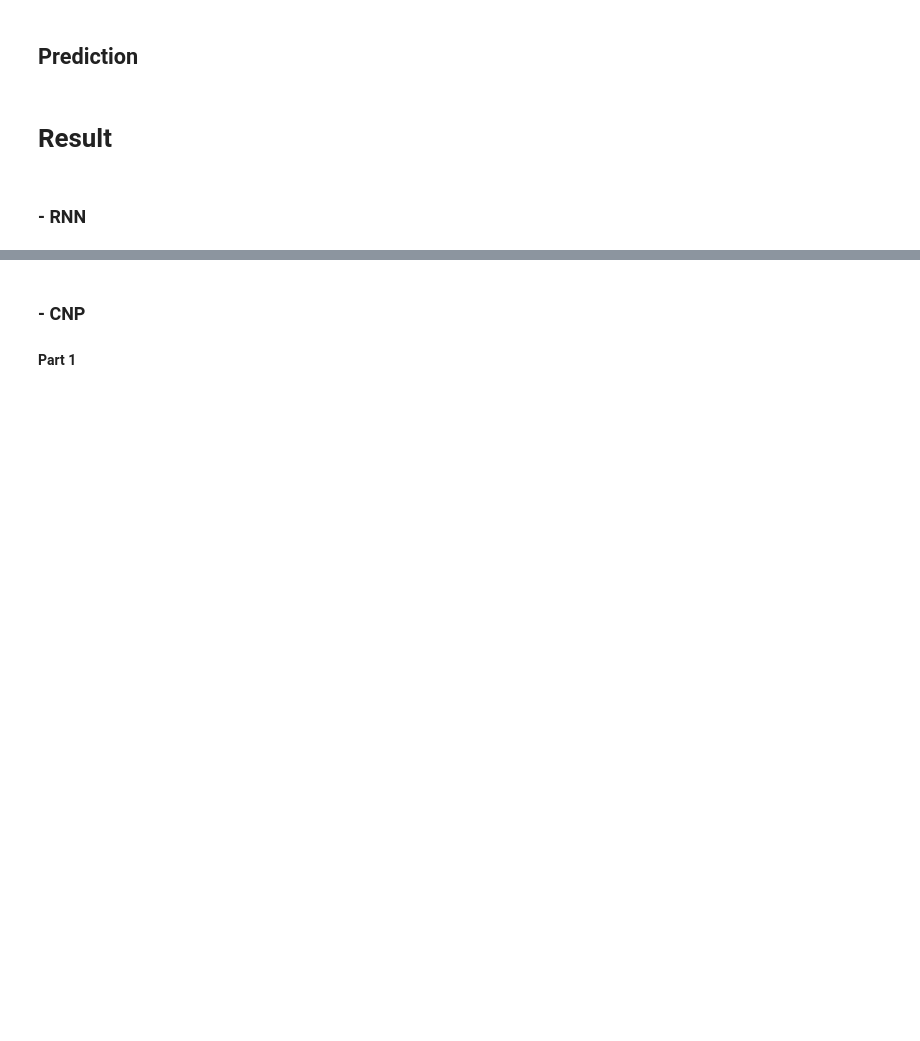
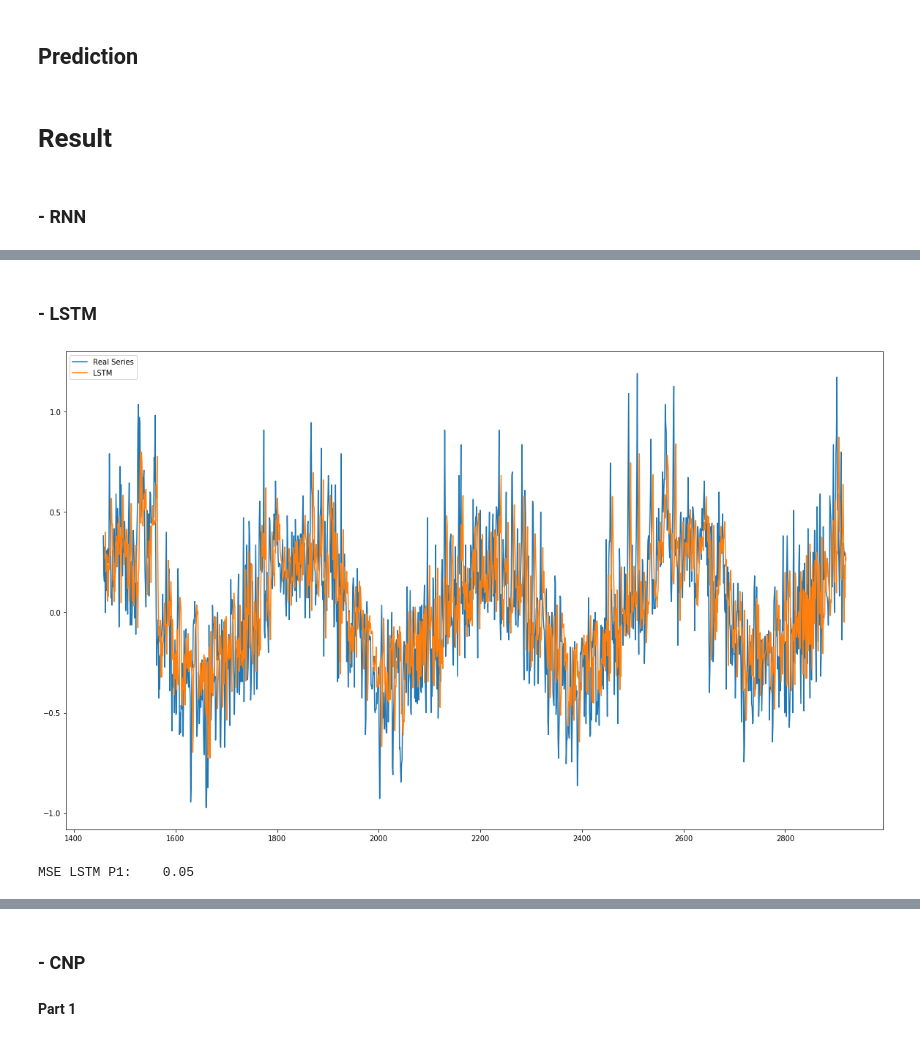
Before and after one commit to hsienchinchou/TFM_cnps_ts_prediction, a Jupyter notebook: doc/demo/Conditional Neural Processes for Time Series Prediction (Part 3).ipynb, the cells around one changed output, grey strips where cells are left out. Saved outputs shown, nothing was run; the diff lists cells and outputs as text; code cells hidden in the pictures; blank space fills up the shorter version.

```diff
--- a/doc/demo/Conditional Neural Processes for Time Series Prediction (Part 3).ipynb
+++ b/doc/demo/Conditional Neural Processes for Time Series Prediction (Part 3).ipynb
@@ -33,0 +45,6 @@ from neuralprocesses.utils.plotting import Color
+# %%
+data = pd.read_csv('daily-min-temperatures.csv', sep=",")
+data['Date'] = pd.to_datetime(data['Date'])
+data = data.set_index(['Date'])
+data['X'] = np.arange(len(data))
+data
@@ -33,0 +103,17 @@ from neuralprocesses.utils.plotting import Color
+# %%
+dataX, dataY = create_dataset(data['Temp'],3)
+X_train_lstm = dataX[:363+365*3]
+y_train_lstm = dataY[:363+365*3]
+X_test_1_lstm = dataX[363+365*3:363+365*7]
+y_test_1_lstm = dataY[363+365*3:363+365*7]
+
+mean_X_train_lstm = X_train_lstm.mean()
+mean_y_train_lstm = y_train_lstm.mean()
+X_train_lstm = (X_train_lstm - mean_X_train_lstm)/mean_X_train_lstm
+y_train_lstm = (y_train_lstm - mean_y_train_lstm)/mean_y_train_lstm
+X_test_1_lstm = (X_test_1_lstm - mean_X_train_lstm)/mean_X_train_lstm
+y_test_1_lstm = (y_test_1_lstm - mean_y_train_lstm)/mean_y_train_lstm
+
+# reshape input to be [samples, time steps, features]
+X_train_lstm = np.reshape(X_train_lstm.values, (X_train_lstm.shape[0], X_train_lstm.shape[1], 1))
+X_test_1_lstm = np.reshape(X_test_1_lstm.values, (X_test_1_lstm.shape[0], X_test_1_lstm.shape[1], 1))
@@ -33,0 +156,12 @@ from neuralprocesses.utils.plotting import Color
+# %%
+tf.reset_default_graph()
+tf.set_random_seed(2019)
+tf.disable_eager_execution()
+
+model = Sequential()
+model.add(LSTM(15, input_shape=(3, 1), recurrent_activation='relu'))
+model.add(Dense(1))
+model.compile(loss='mean_absolute_error', optimizer='adam')
+model.summary()
+model.fit(X_train_lstm, y_train_lstm, epochs=15, batch_size=5, verbose=1)
+y_pred_lstm_1 = model.predict(X_test_1_lstm)
@@ -331,2 +397,15 @@ MSE RNN P1:   78.05
+# %% [markdown]
+### - LSTM
+# %%
+y_pred_lstm_1=pd.DataFrame(y_pred_lstm_1, index=y_test_1.index)
+plt.figure(figsize=(20,12))
+plt.plot(y_test_1_lstm, label='Real Series')
+plt.plot(y_pred_lstm_1, label='LSTM')
+plt.legend()
+plt.show()
+print("MSE LSTM P1: {0:7.2f}".format((np.square(y_test_1_lstm - y_pred_lstm_1.values)).values.mean()))
+# %% [output]
+[figure, added]
+MSE LSTM P1:    0.05
 # %% [markdown]
 ### - GP
```
Also changed, not shown: parts of 36 cells of this notebook, 2 other files.
